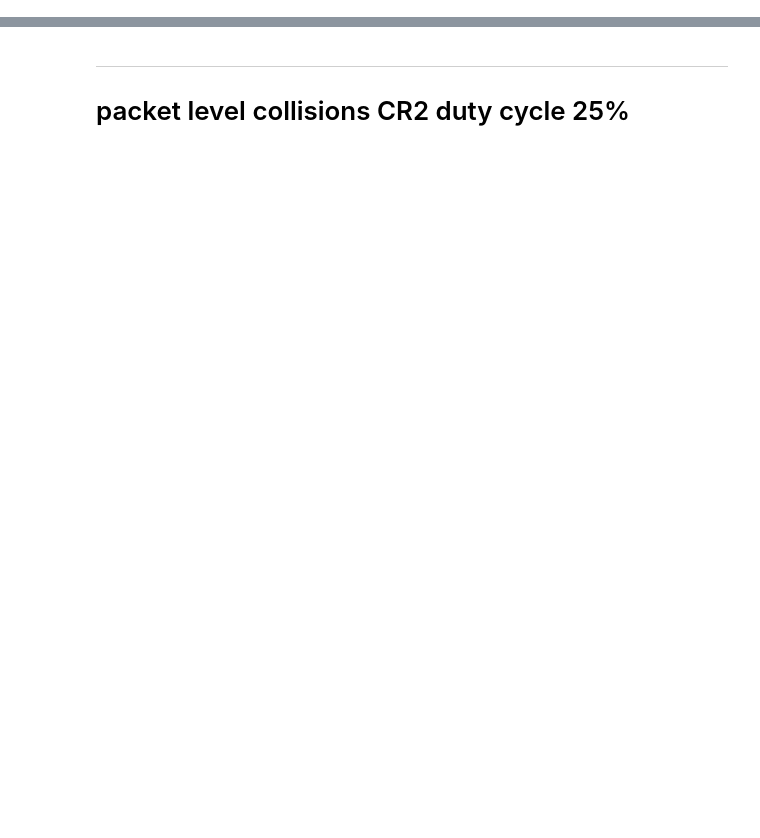
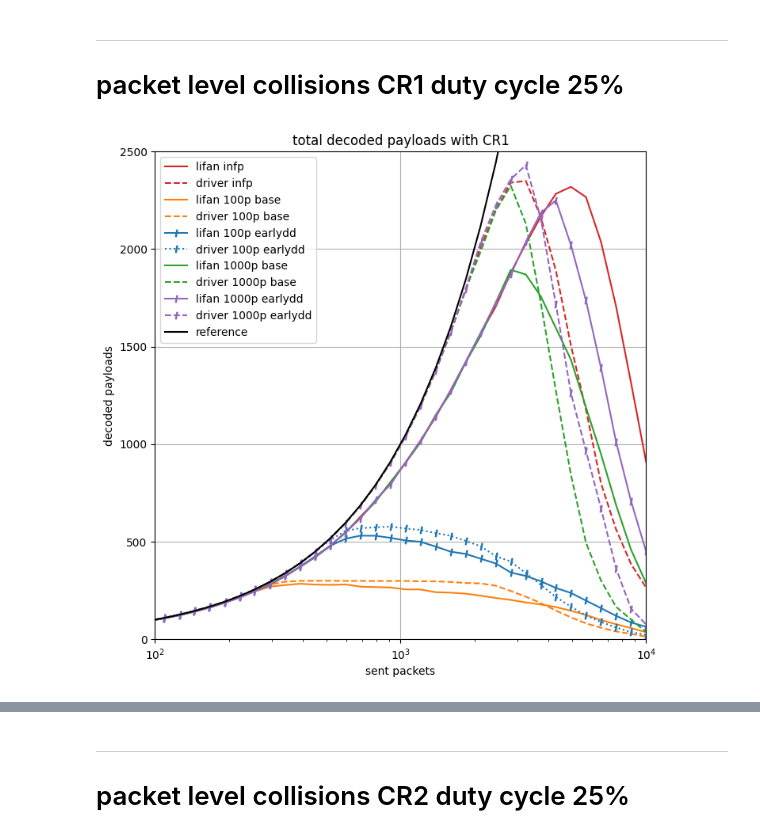
Before and after one commit to diegomm6/lr-fhss_seq-families, a Jupyter notebook: headerPlots.ipynb, the cells around one changed output, grey strips where cells are left out. Drawn from its saved outputs; the diff is of its cells as text; code cells hidden in the pictures; blank space fills up the shorter version.

```diff
--- a/headerPlots.ipynb
+++ b/headerPlots.ipynb
@@ -2,3 +2,40 @@
 import numpy as np
 import matplotlib.pyplot as plt
 import pandas as pd
+# %% [markdown]
+---
+# packet level collisions CR1 duty cycle 25%
+# %%
+data25dc_cr1 = pd.read_csv('headerResults/data-25dc-cr1.csv', index_col=0, header=None).T
+nodes = data25dc_cr1['nodes'].to_numpy()
+
+plt.figure(figsize=(8,8))
+
+plt.plot(nodes, data25dc_cr1['lifan-CR1-infp-dec_payld'], label=f'lifan infp', color='#d62728')
+plt.plot(nodes, data25dc_cr1['driver-CR1-infp-dec_payld'], label=f'driver infp', color='#d62728', linestyle='dashed')
+
+plt.plot(nodes, data25dc_cr1['lifan-CR1-100p-dec_payld-base'], label=f'lifan 100p base', color='#ff7f0e')
+plt.plot(nodes, data25dc_cr1['driver-CR1-100p-dec_payld-base'], label=f'driver 100p base', color='#ff7f0e', linestyle='dashed')
+
+plt.plot(nodes, data25dc_cr1['lifan-CR1-100p-dec_payld-rlydd'], label=f'lifan 100p earlydd', color='#1f77b4', marker='$I$')
+plt.plot(nodes, data25dc_cr1['driver-CR1-100p-dec_payld-rlydd'], label=f'driver 100p earlydd', color='#1f77b4', marker='$I$', linestyle='dotted')
+
+plt.plot(nodes, data25dc_cr1['lifan-CR1-1000p-dec_payld-base'], label=f'lifan 1000p base', color='#2ca02c')
+plt.plot(nodes, data25dc_cr1['driver-CR1-1000p-dec_payld-base'], label=f'driver 1000p base', color='#2ca02c', linestyle='dashed')
+
+plt.plot(nodes, data25dc_cr1['lifan-CR1-1000p-dec_payld-rlydd'], label=f'lifan 1000p earlydd', color='#9467bd', marker='$I$')
+plt.plot(nodes, data25dc_cr1['driver-CR1-1000p-dec_payld-rlydd'], label=f'driver 1000p earlydd', color='#9467bd', marker='$I$', linestyle='dashed')
+
+plt.plot(nodes, nodes, label=f'reference', color='k')
+
+plt.title('total decoded payloads with CR1')
+plt.xlabel('sent packets')
+plt.xscale('log')
+plt.ylabel('decoded payloads')
+plt.xlim(1e2,1e4)
+plt.ylim(0,2.5e3)
+plt.grid()
+plt.legend()
+plt.show()
+# %% [output]
+[figure, added]
```
Also changed, not shown: parts of 13 cells of this notebook, 44 other files.
